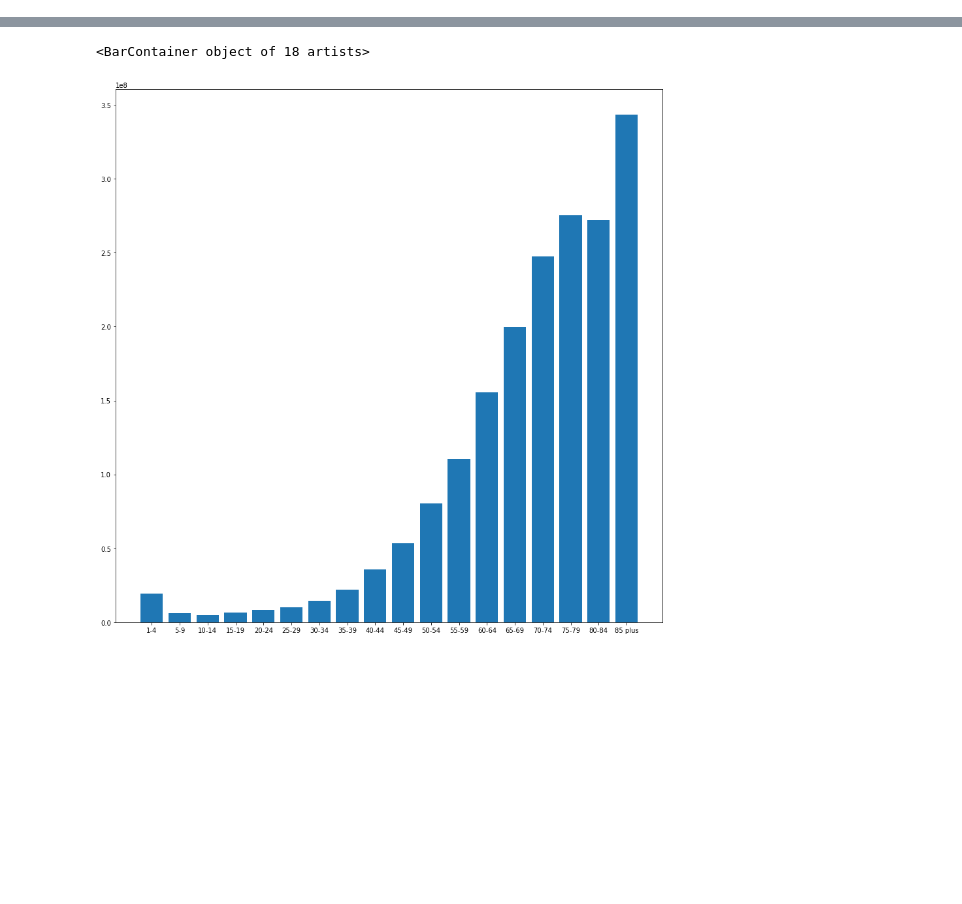
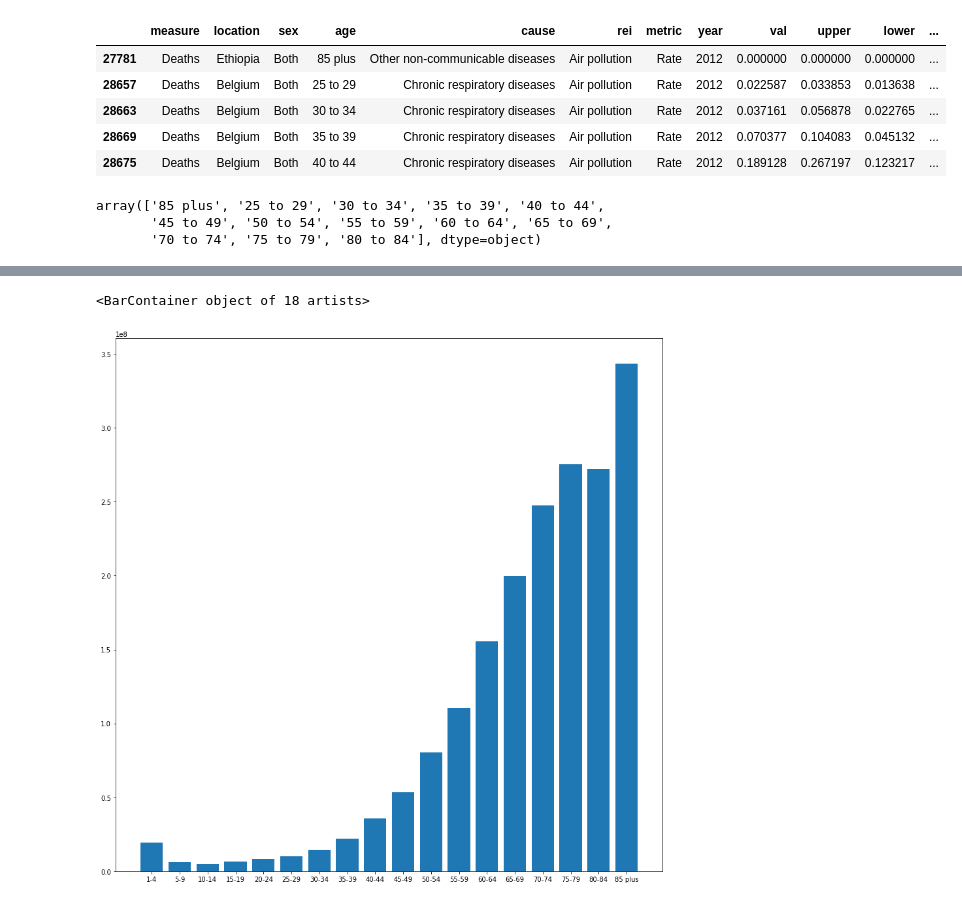
Before and after one commit to 1-1is0/air_pollution_effect, a Jupyter notebook: q4.ipynb, the cells around one changed output, grey strips where cells are left out. Cells and saved outputs as stored; diff of their text form; code cells hidden in the pictures; blank space fills up the shorter version.

```diff
--- a/q4.ipynb
+++ b/q4.ipynb
@@ -48,3 +54,24 @@ cdf=df[df.cause.isin(cases_list) & (df.location!="Global")]
+# %%
+df = dask_df[
+    dask_df.cause.isin(cause_list)
+    & (dask_df.metric == "Rate")
+    & (dask_df.sex == "Both")
+    & (dask_df.year >= 2010)
+    & (dask_df.rei == "Air pollution")
+]
+df.head()
+# %% [output]
+|  | measure | location | sex | age | cause | rei | metric | year | val | upper | lower | ... |
+| 27781 | Deaths | Ethiopia | Both | 85 plus | Other non-communicable diseases | Air pollution | Rate | 2012 | 0.000000 | 0.000000 | 0.000000 | ... |
+| 28657 | Deaths | Belgium | Both | 25 to 29 | Chronic respiratory diseases | Air pollution | Rate | 2012 | 0.022587 | 0.033853 | 0.013638 | ... |
+| 28663 | Deaths | Belgium | Both | 30 to 34 | Chronic respiratory diseases | Air pollution | Rate | 2012 | 0.037161 | 0.056878 | 0.022765 | ... |
+| 28669 | Deaths | Belgium | Both | 35 to 39 | Chronic respiratory diseases | Air pollution | Rate | 2012 | 0.070377 | 0.104083 | 0.045132 | ... |
+| 28675 | Deaths | Belgium | Both | 40 to 44 | Chronic respiratory diseases | Air pollution | Rate | 2012 | 0.189128 | 0.267197 | 0.123217 | ... |
 # %%
 # let see which country suffer the most from this disease in recent years
+df.age.unique()
+# %% [output]
+array(['85 plus', '25 to 29', '30 to 34', '35 to 39', '40 to 44',
+       '45 to 49', '50 to 54', '55 to 59', '60 to 64', '65 to 69',
+       '70 to 74', '75 to 79', '80 to 84'], dtype=object)
 # %%
```
Also changed, not shown: parts of 22 cells of this notebook.
